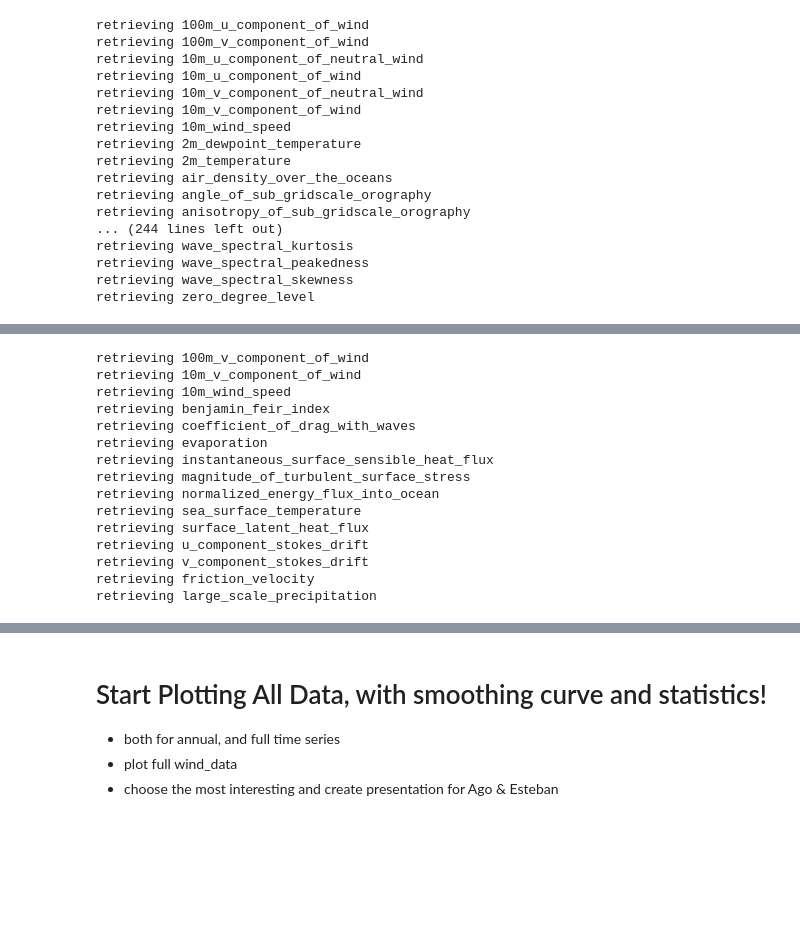
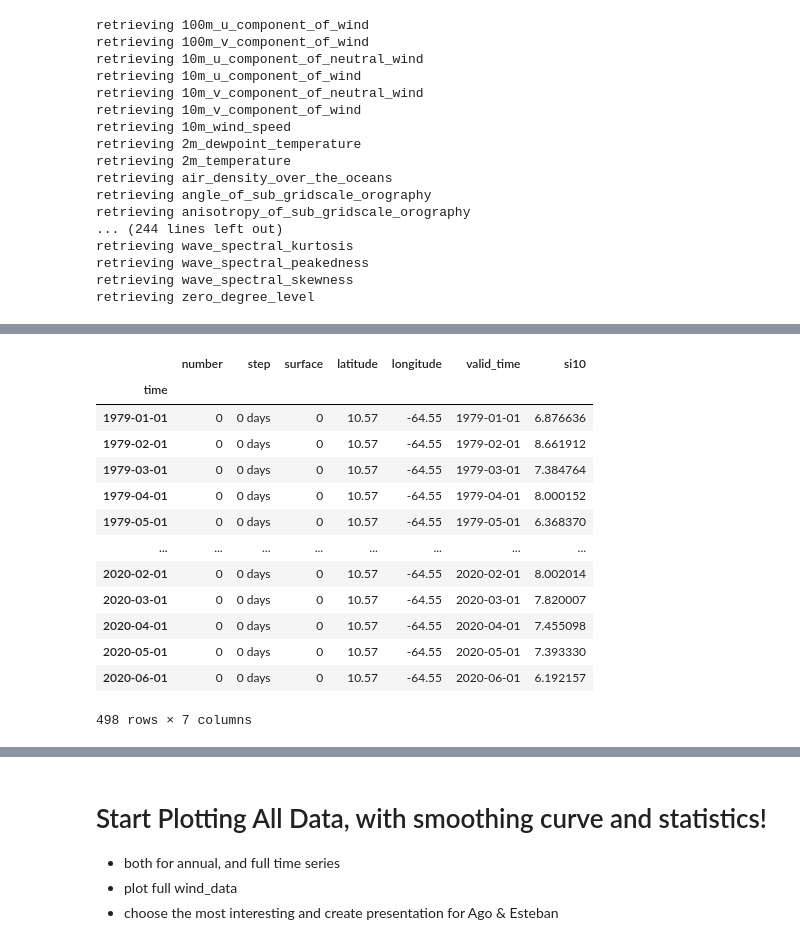
Before and after one commit to ben1post/BennyPhD, a Jupyter notebook: CaRiaco/SCRIPPS/CARIACO_data/PrelimDataExploration/PLOT_InSituVSClimateReanalysis.ipynb, the cells around one changed output, grey strips where cells are left out. Saved outputs shown, nothing was run; the diff lists cells and outputs as text; code cells hidden in the pictures; blank space fills up the shorter version.

```diff
--- a/CaRiaco/SCRIPPS/CARIACO_data/PrelimDataExploration/PLOT_InSituVSClimateReanalysis.ipynb
+++ b/CaRiaco/SCRIPPS/CARIACO_data/PrelimDataExploration/PLOT_InSituVSClimateReanalysis.ipynb
@@ -165,34 +132,0 @@ Name: v100, Length: 998, dtype: float32
-# %%
-m100_v_comp_wind = get_var('100m_v_component_of_wind')
-m10_v_comp_of_wind = get_var('10m_v_component_of_wind')
-m10_wind_speed = get_var('10m_wind_speed')
-benjamin_feir_index = get_var('benjamin_feir_index')
-coefficient_of_drag_with_waves = get_var('coefficient_of_drag_with_waves')
-
-evaporation = get_var('evaporation')
-instantaneous_surface_sensible_heat_flux = get_var('instantaneous_surface_sensible_heat_flux')
-magnitude_of_turbulent_surface_stress = get_var('magnitude_of_turbulent_surface_stress')
-normalized_energy_flux_into_ocean = get_var('normalized_energy_flux_into_ocean')
-sea_surface_temperature = get_var('sea_surface_temperature')
-surface_latent_heat_flux = get_var('surface_latent_heat_flux')
-u_component_stokes_drift = get_var('u_component_stokes_drift')
-v_component_stokes_drift = get_var('v_component_stokes_drift')
-friction_velocity = get_var('friction_velocity')
-
-large_scale_precipitation = get_var('large_scale_precipitation')
-# %% [output]
-retrieving 100m_v_component_of_wind
-retrieving 10m_v_component_of_wind
-retrieving 10m_wind_speed
-retrieving benjamin_feir_index
-retrieving coefficient_of_drag_with_waves
-retrieving evaporation
-retrieving instantaneous_surface_sensible_heat_flux
-retrieving magnitude_of_turbulent_surface_stress
-retrieving normalized_energy_flux_into_ocean
-retrieving sea_surface_temperature
-retrieving surface_latent_heat_flux
-retrieving u_component_stokes_drift
-retrieving v_component_stokes_drift
-retrieving friction_velocity
-retrieving large_scale_precipitation
@@ -200,0 +133,17 @@ m100_v_comp_wind, m10_v_comp_of_wind, m10_wind_speed, benjamin_feir_index, coeff
+# %%
+m10_wind_speed
+# %% [output]
+|  | number | step | surface | latitude | longitude | valid_time | si10 |
+| time |  |  |  |  |  |  |  |
+| 1979-01-01 | 0 | 0 days | 0 | 10.57 | -64.55 | 1979-01-01 | 6.876636 |
+| 1979-02-01 | 0 | 0 days | 0 | 10.57 | -64.55 | 1979-02-01 | 8.661912 |
+| 1979-03-01 | 0 | 0 days | 0 | 10.57 | -64.55 | 1979-03-01 | 7.384764 |
+| 1979-04-01 | 0 | 0 days | 0 | 10.57 | -64.55 | 1979-04-01 | 8.000152 |
+| 1979-05-01 | 0 | 0 days | 0 | 10.57 | -64.55 | 1979-05-01 | 6.368370 |
+| ... | ... | ... | ... | ... | ... | ... | ... |
+| 2020-02-01 | 0 | 0 days | 0 | 10.57 | -64.55 | 2020-02-01 | 8.002014 |
+| 2020-03-01 | 0 | 0 days | 0 | 10.57 | -64.55 | 2020-03-01 | 7.820007 |
+| 2020-04-01 | 0 | 0 days | 0 | 10.57 | -64.55 | 2020-04-01 | 7.455098 |
+| 2020-05-01 | 0 | 0 days | 0 | 10.57 | -64.55 | 2020-05-01 | 7.393330 |
+| 2020-06-01 | 0 | 0 days | 0 | 10.57 | -64.55 | 2020-06-01 | 6.192157 |
+498 rows × 7 columns
```
Also changed, not shown: parts of 13 cells of this notebook.
